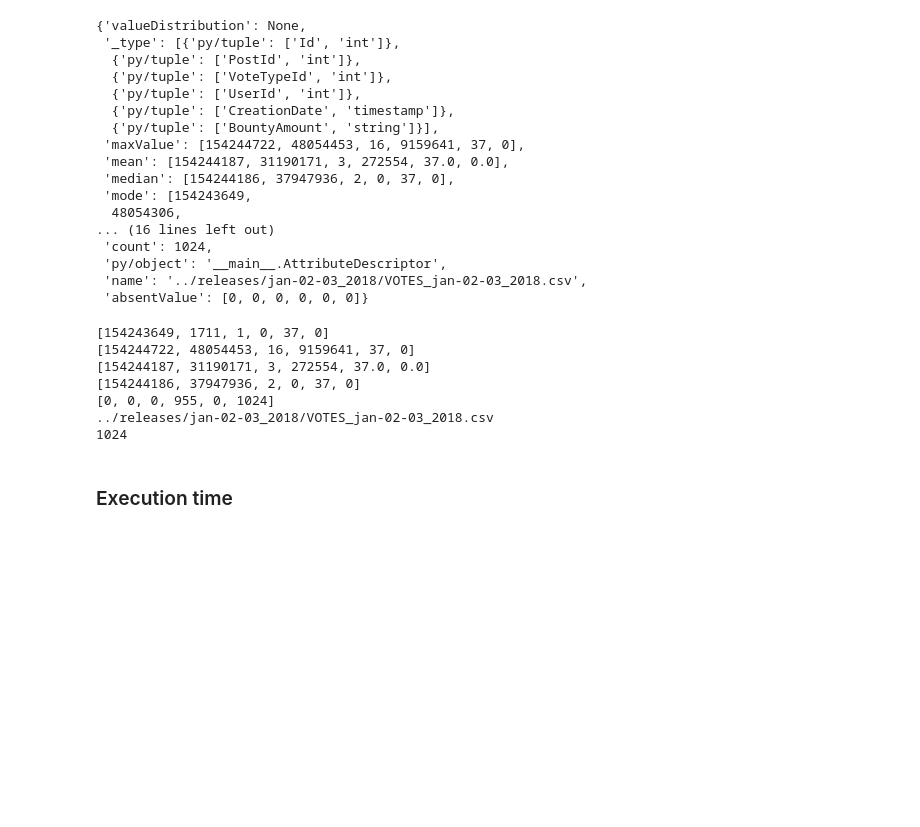
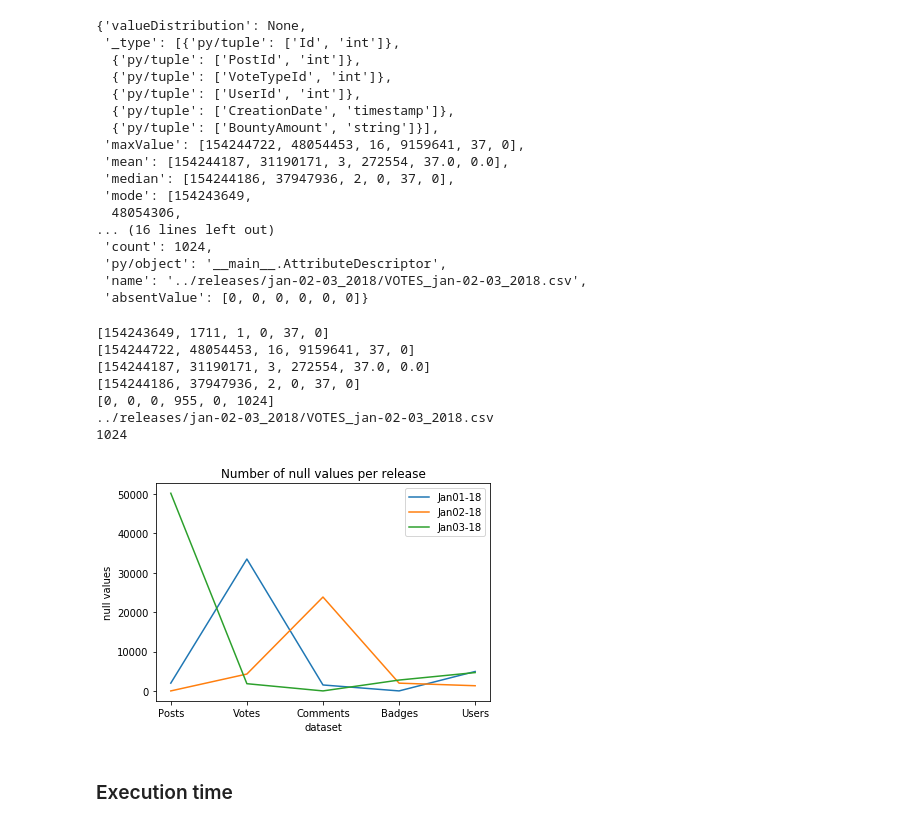
Before and after one commit to IrvingHdez/stack-sample, a Jupyter notebook: notebooks/curare-game-views.ipynb, the cells around one changed output. Drawn from its saved outputs; the diff is of its cells as text; code cells hidden in the pictures; blank space fills up the shorter version.

```diff
--- a/notebooks/curare-game-views.ipynb
+++ b/notebooks/curare-game-views.ipynb
@@ -89,6 +89,51 @@ count0=viewRel0['attributeDescList'][0]['count'];print(count0)
 [0, 0, 0, 955, 0, 1024]
 ../releases/jan-02-03_2018/VOTES_jan-02-03_2018.csv
 1024
+# %%
+nullsRel0=[]
+for i in viewRel0['attributeDescList']:
+    nullsRel0.append(sum(i['nullValue']))
+
+nullsRel1=[]
+for i in viewRel1['attributeDescList']:
+    nullsRel1.append(sum(i['nullValue']))
+
+nullsRel2=[]
+for i in viewRel2['attributeDescList']:
+    nullsRel2.append(sum(i['nullValue']))
+# %%
+import matplotlib.pyplot as plt
+
+# line 1 points
+x = ['Posts','Votes','Comments','Badges','Users']
+y1 = nullsRel0
+# plotting the line 1 points
+plt.plot(x, y1, label = "Jan01-18")
+
+# line 2 points
+y2 = nullsRel1
+# plotting the line 1 points
+plt.plot(x, y2, label = "Jan02-18")
+
+# line 3 points
+y3 = nullsRel2
+# plotting the line 1 points
+plt.plot(x, y3, label = "Jan03-18")
+
+# naming the x axis
+plt.xlabel('dataset')
+# naming the y axis
+plt.ylabel('null values')
+# giving a title to my graph
+plt.title('Number of null values per release')
+
+# show a legend on the plot
+plt.legend()
+
+# function to show the plot
+plt.show()
+# %% [output]
+[figure, added]
 # %% [markdown]
 ### Execution time
 # %%
```
Also changed, not shown: parts of 1 cell of this notebook.
